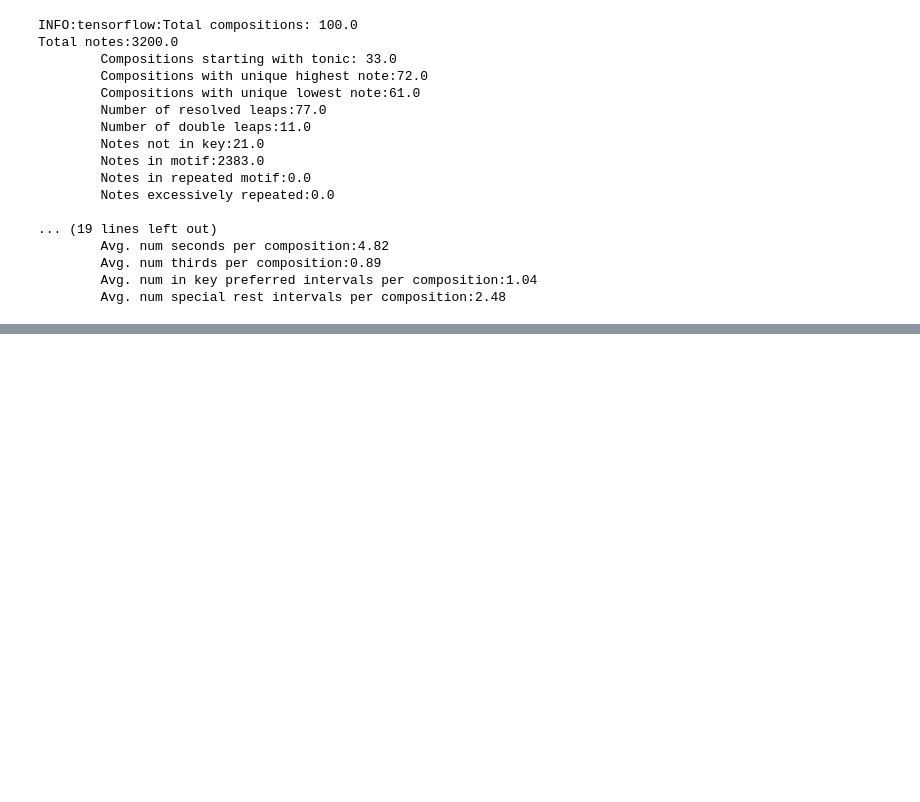
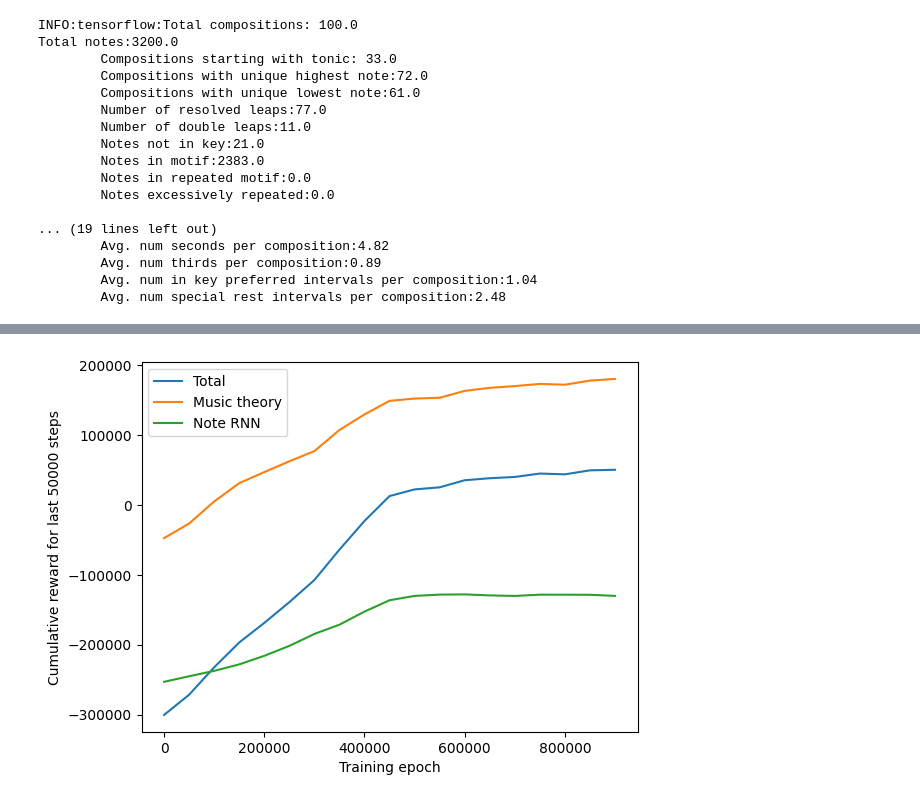
Before and after one commit to xxArchitect/music-generation-deep-RL, a Jupyter notebook: RL_Tuner.ipynb, the cells around one changed output, grey strips where cells are left out. Saved outputs shown, nothing was run; the diff lists cells and outputs as text; code cells hidden in the pictures; blank space fills up the shorter version.

```diff
--- a/RL_Tuner.ipynb
+++ b/RL_Tuner.ipynb
@@ -454,0 +506,2 @@ Total notes:3200.0
+# %%
+cs_rl_net.train(num_steps=1000000, exploration_period=500000)
@@ -454,0 +527,4 @@ Total notes:3200.0
+# %%
+cs_rl_net.plot_rewards()
+# %% [output]
+[figure, added]
```
Also changed, not shown: parts of 45 cells of this notebook, 3 other files.
